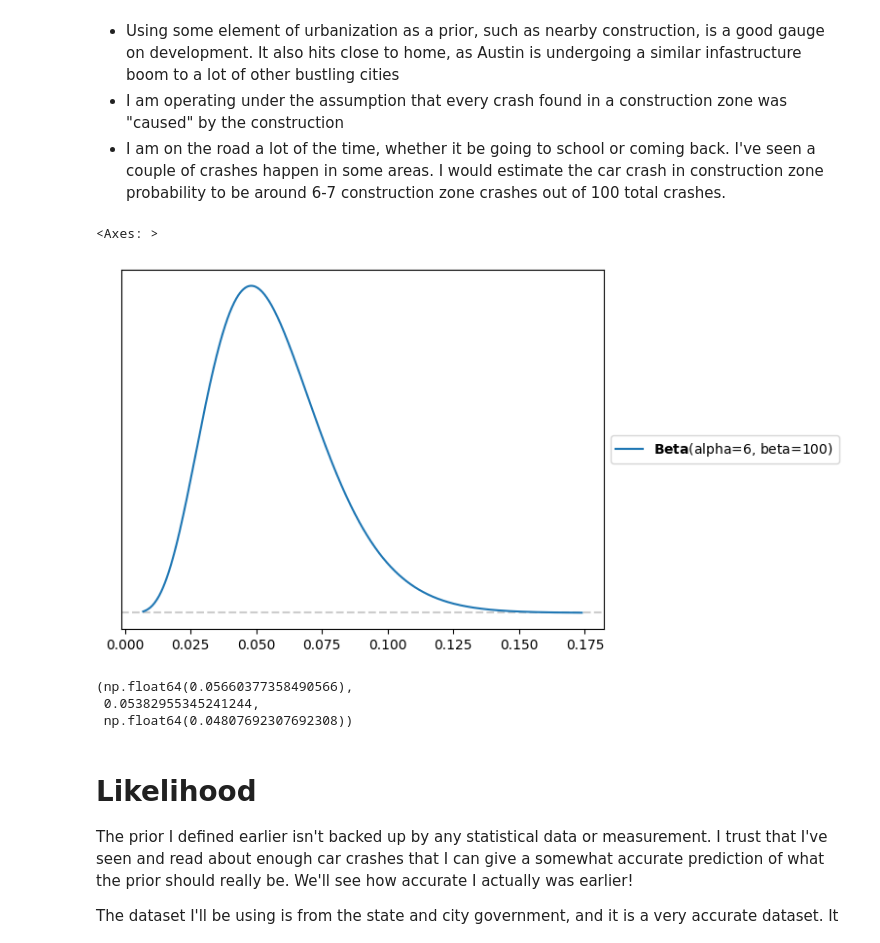
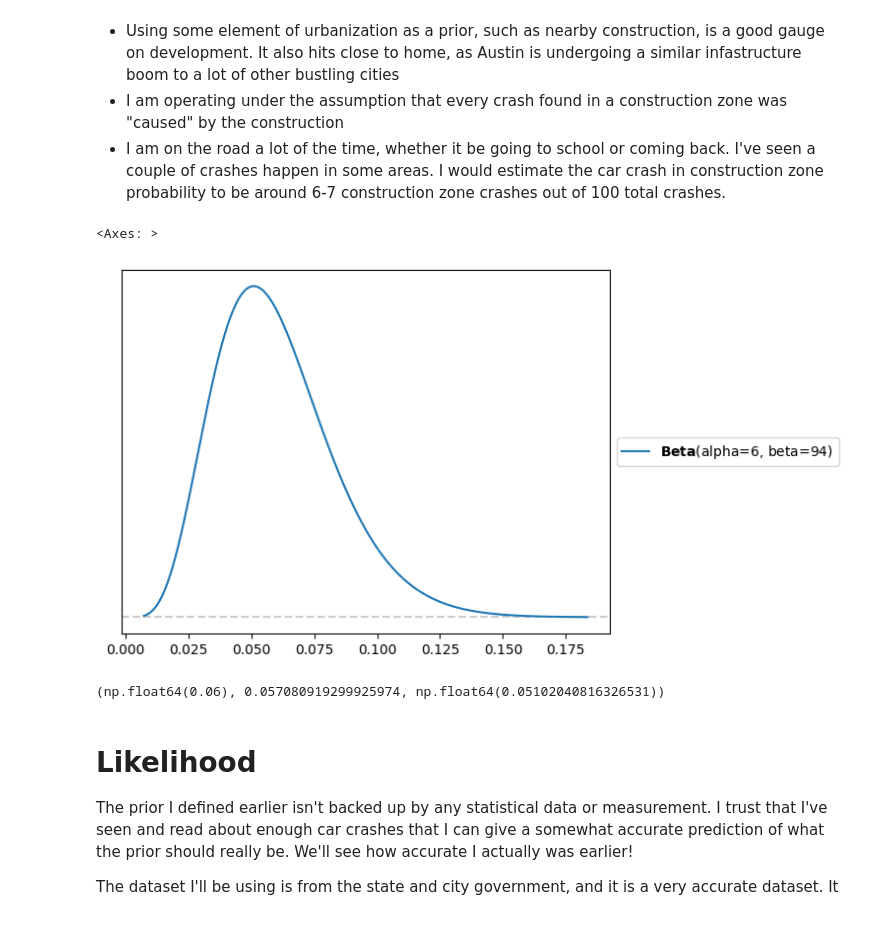
Before and after one commit to sambee5/data-science-coursework, a Jupyter notebook: Unit2/SamaBhatU2proj.ipynb, the cells around one changed output. Cells and saved outputs as stored; diff of their text form; code cells hidden in the pictures.

```diff
--- a/Unit2/SamaBhatU2proj.ipynb
+++ b/Unit2/SamaBhatU2proj.ipynb
@@ -51,11 +51,11 @@ Successfully installed arviz_stats-0.6.0 preliz-0.21.0
 *  I am on the road a lot of the time, whether it be going to school or coming back. I've seen a couple of crashes happen in some areas. I would estimate the car crash in construction zone probability to be around 6-7 construction zone crashes out of 100 total crashes.
 # %%
 construction_crashes = 6
-total_crashes = 100
+total_crashes = 94
 pz.Beta(alpha=construction_crashes, beta=total_crashes).plot_pdf()
 # %% [output]
 <Axes: >
-[figure, old version]
+[figure, new version]
 # %%
 crash_prior = pz.Beta(alpha=construction_crashes, beta=total_crashes)
 
@@ -65,9 +65,7 @@ crash_prior_mode = (crash_prior.alpha - 1)/(crash_prior.alpha + crash_prior.beta
 #mean, median, mode of beta distribution
 crash_prior.mean(), crash_prior.median(), crash_prior_mode
 # %% [output]
-(np.float64(0.05660377358490566),
- 0.05382955345241244,
- np.float64(0.04807692307692308))
+(np.float64(0.06), 0.057080919299925974, np.float64(0.05102040816326531))
 # %% [markdown]
 # **Likelihood**
 The prior I defined earlier isn't backed up by any statistical data or measurement. I trust that I've seen and read about enough car crashes that I can give a somewhat accurate prediction of what the prior should really be. We'll see how accurate I actually was earlier!
```
Also changed, not shown: parts of 2 cells of this notebook.
